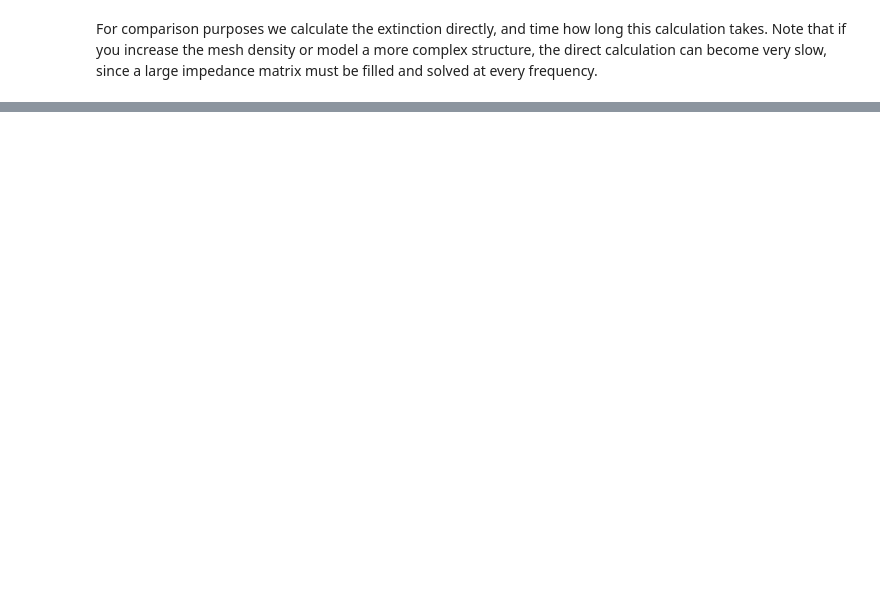
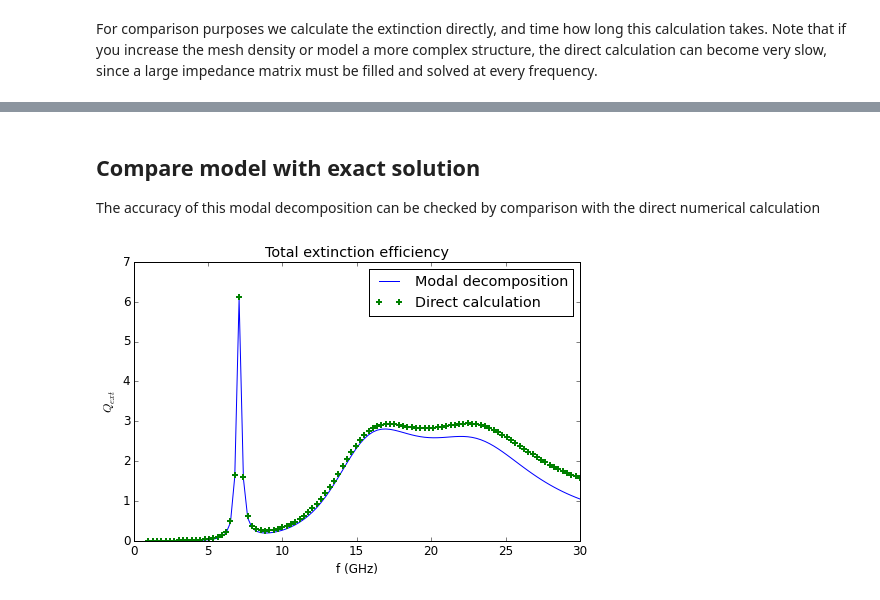
Before and after one commit to DavidPowell/openmodes-examples, a Jupyter notebook: Constructing Scalar Models.ipynb, the cells around one changed output, grey strips where cells are left out. Cells and saved outputs as stored; diff of their text form; code cells hidden in the pictures; blank space fills up the shorter version.

```diff
--- a/Constructing Scalar Models.ipynb
+++ b/Constructing Scalar Models.ipynb
@@ -160,0 +122,16 @@ plt.show()
+# %% [markdown]
+## Compare model with exact solution
+
+The accuracy of this modal decomposition can be checked by comparison with the direct numerical calculation
+# %%
+plt.figure()
+plt.plot(freqs*1e-9, extinction.real/area)
+plt.plot(freqs*1e-9, np.sum(extinction_modes.real, axis=1)/area, '+')
+plt.legend(['Modal decomposition', 'Direct calculation'])
+plt.xlim(0, freqs[-1]*1e-9)
+plt.xlabel('f (GHz)')
+plt.ylabel('$Q_{ext}$')
+plt.title('Total extinction efficiency')
+plt.show()
+# %% [output]
+[figure, added]
```
Also changed, not shown: parts of 28 cells of this notebook, 5 other files.
